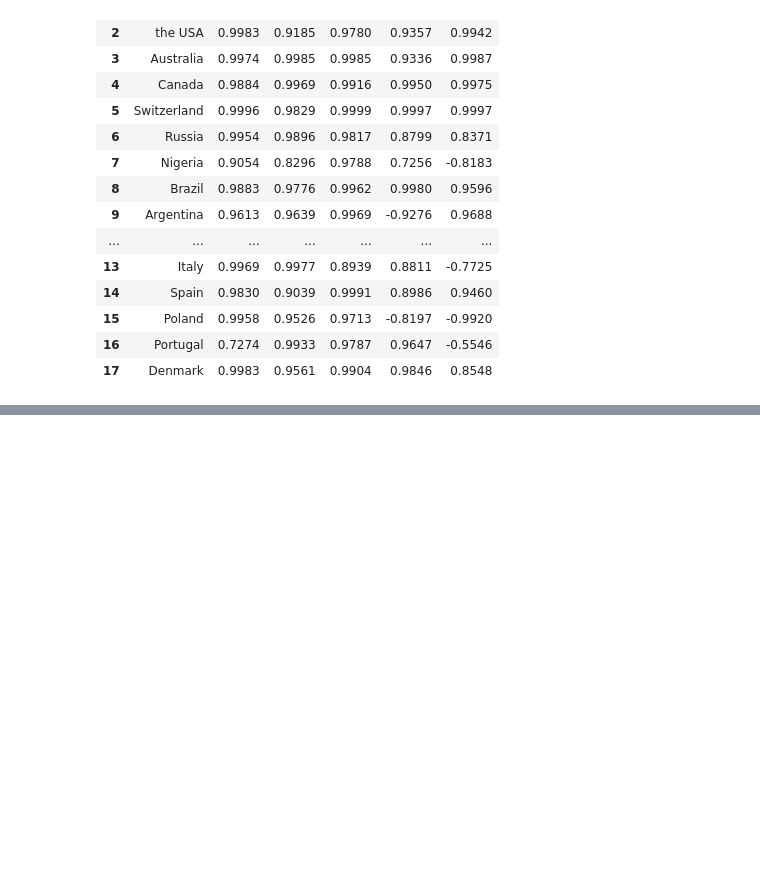
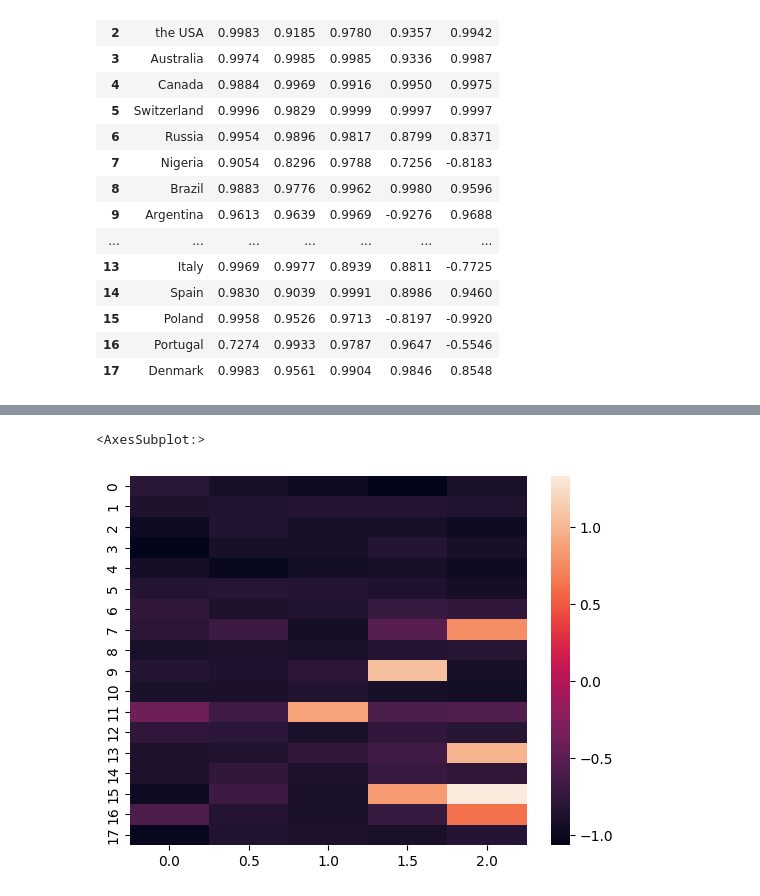
Before and after one commit to artrapido/gptnlp, a Jupyter notebook: ChatGPT.ipynb, the cells around one changed output, grey strips where cells are left out. Saved outputs shown, nothing was run; the diff lists cells and outputs as text; code cells hidden in the pictures; blank space fills up the shorter version.

```diff
--- a/ChatGPT.ipynb
+++ b/ChatGPT.ipynb
@@ -296,0 +254,6 @@ odict_keys(['last_hidden_state', 'pooler_output'])
+# %%
+sns.heatmap(fedpoldf.iloc[:, 1:]-flairpoldf.iloc[:, 1:])
+plt.show()
+# %% [output]
+<AxesSubplot:>
+[figure, added]
```
Also changed, not shown: parts of 28 cells of this notebook, 4 other files.
